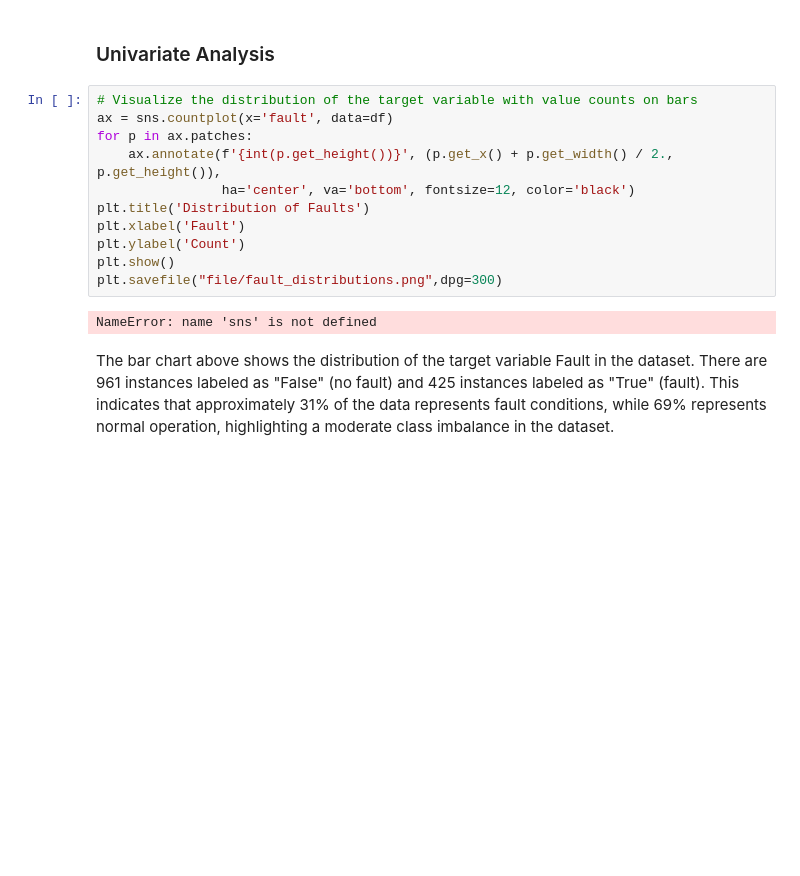
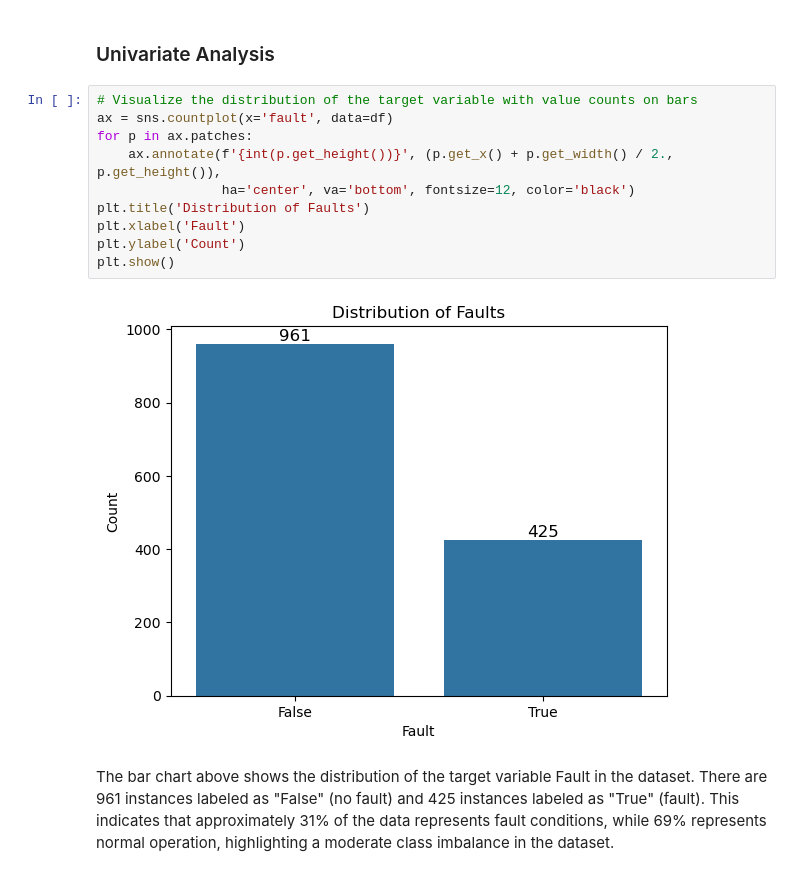
Before and after one commit to gareytwin1/gas-turbine-fault-detection, a Jupyter notebook: gas_turbine_fault_detection.ipynb, the cells around one changed output. Cells and saved outputs as stored; diff of their text form; blank space fills up the shorter version.

```diff
--- a/gas_turbine_fault_detection.ipynb
+++ b/gas_turbine_fault_detection.ipynb
@@ -276,16 +353,15 @@ df.dtypes
 # %%
 # Visualize the distribution of the target variable with value counts on bars
 ax = sns.countplot(x='fault', data=df)
 for p in ax.patches:
     ax.annotate(f'{int(p.get_height())}', (p.get_x() + p.get_width() / 2., p.get_height()),
                 ha='center', va='bottom', fontsize=12, color='black')
 plt.title('Distribution of Faults')
 plt.xlabel('Fault')
 plt.ylabel('Count')
 plt.show()
-plt.savefile("file/fault_distributions.png",dpg=300)
 # %% [output]
-NameError: name 'sns' is not defined
+[figure, added]
 # %% [markdown]
 The bar chart above shows the distribution of the target variable Fault in the dataset. There are 961 instances labeled as "False" (no fault) and 425 instances labeled as "True" (fault). This indicates that approximately 31% of the data represents fault conditions, while 69% represents normal operation, highlighting a moderate class imbalance in the dataset.
 # %%
```
Also changed, not shown: parts of 9 cells of this notebook.
